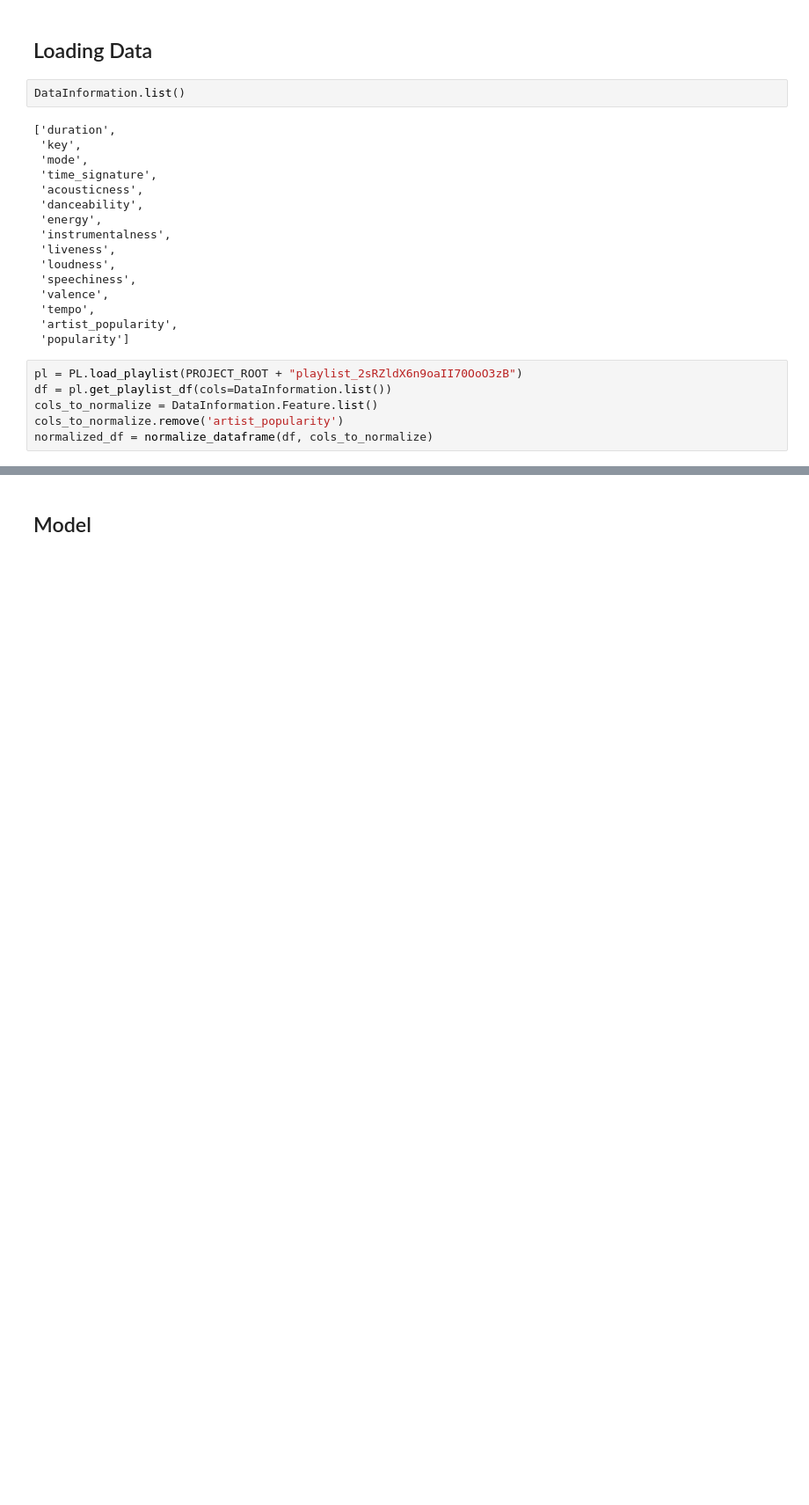
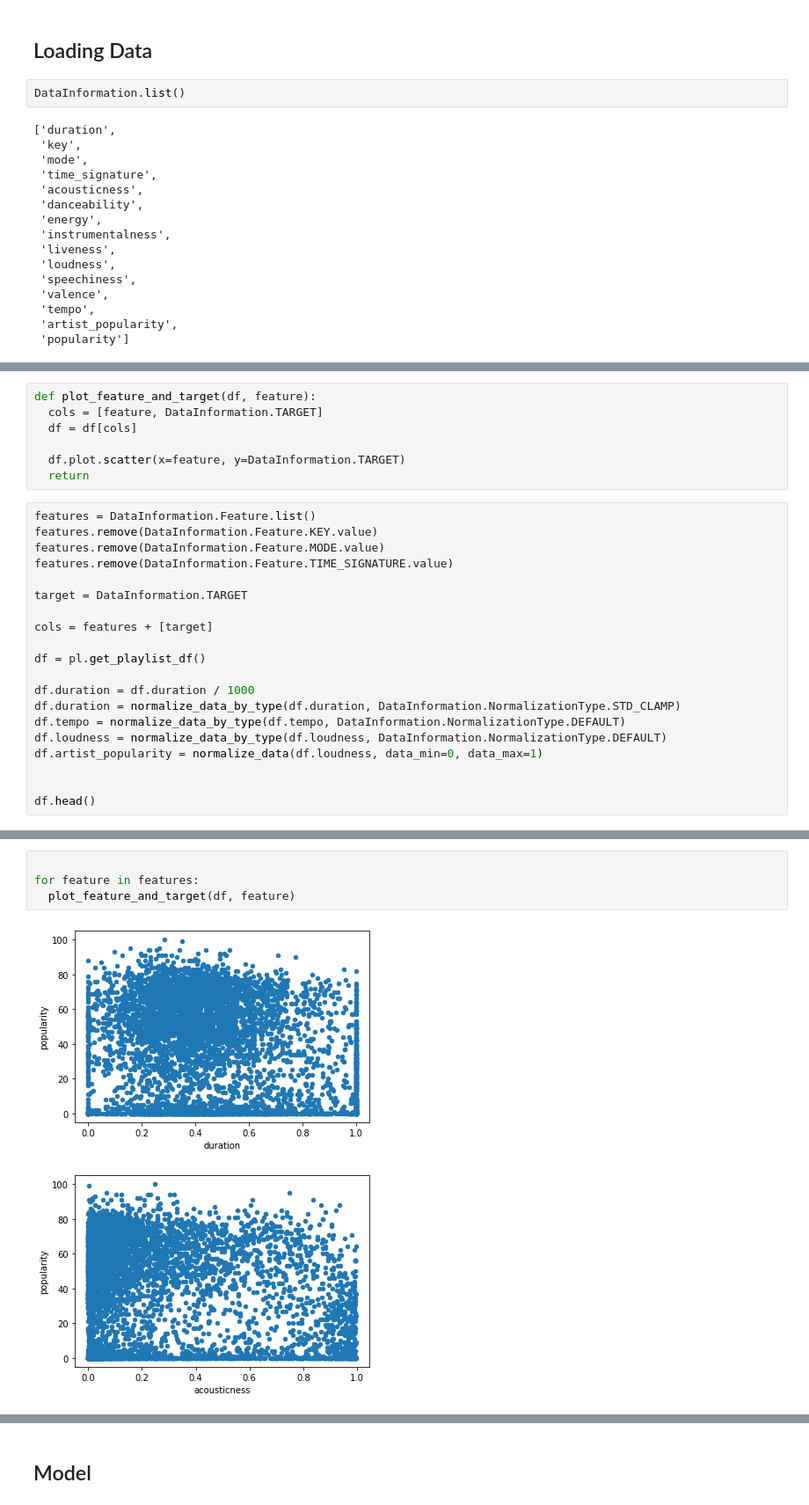
Before and after one commit to APS360-Team-34/Hit-Song-Prediction, a Jupyter notebook: Playground_Rakan.ipynb, the cells around one changed output, grey strips where cells are left out. Shown at 88% size. Saved outputs shown, nothing was run; the diff lists cells and outputs as text; blank space fills up the shorter version.

```diff
--- a/Playground_Rakan.ipynb
+++ b/Playground_Rakan.ipynb
@@ -77,9 +79,3 @@ DataInformation.list()
  'tempo',
  'artist_popularity',
  'popularity']
-# %%
-pl = PL.load_playlist(PROJECT_ROOT + "playlist_2sRZldX6n9oaII70OoO3zB")
-df = pl.get_playlist_df(cols=DataInformation.list())
-cols_to_normalize = DataInformation.Feature.list()
-cols_to_normalize.remove('artist_popularity')
-normalized_df = normalize_dataframe(df, cols_to_normalize)
@@ -144,0 +104,27 @@ test = SpotifyTracksDataset2(normalized_df.iloc[num_train+num_val:num_data])
+# %%
+def plot_feature_and_target(df, feature):
+  cols = [feature, DataInformation.TARGET]
+  df = df[cols]
+
+  df.plot.scatter(x=feature, y=DataInformation.TARGET)
+  return
+# %%
+features = DataInformation.Feature.list()
+features.remove(DataInformation.Feature.KEY.value)
+features.remove(DataInformation.Feature.MODE.value)
+features.remove(DataInformation.Feature.TIME_SIGNATURE.value)
+
+target = DataInformation.TARGET
+
+cols = features + [target]
+
+df = pl.get_playlist_df()
+
+df.duration = df.duration / 1000
+df.duration = normalize_data_by_type(df.duration, DataInformation.NormalizationType.STD_CLAMP)
+df.tempo = normalize_data_by_type(df.tempo, DataInformation.NormalizationType.DEFAULT)
+df.loudness = normalize_data_by_type(df.loudness, DataInformation.NormalizationType.DEFAULT)
+df.artist_popularity = normalize_data(df.loudness, data_min=0, data_max=1)
+
+
+df.head()
@@ -144,0 +138,7 @@ test = SpotifyTracksDataset2(normalized_df.iloc[num_train+num_val:num_data])
+# %%
+
+for feature in features:
+  plot_feature_and_target(df, feature)
+# %% [output]
+[figure, added]
+[figure, added]
```
Also changed, not shown: parts of 21 cells of this notebook, 6 other files.
